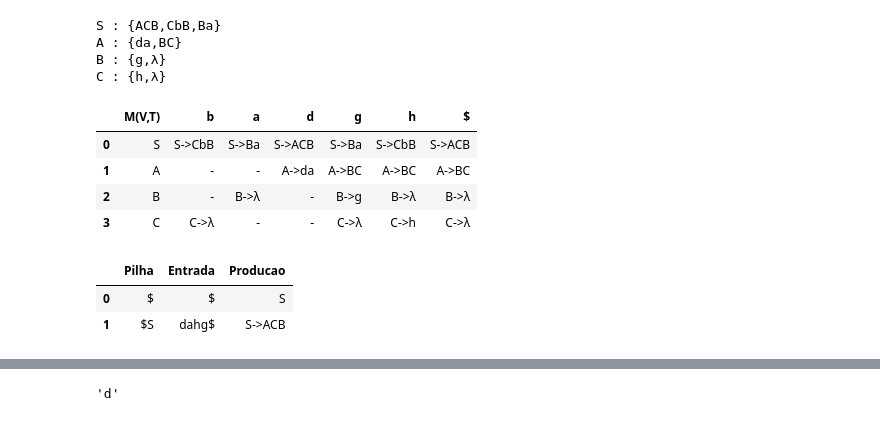
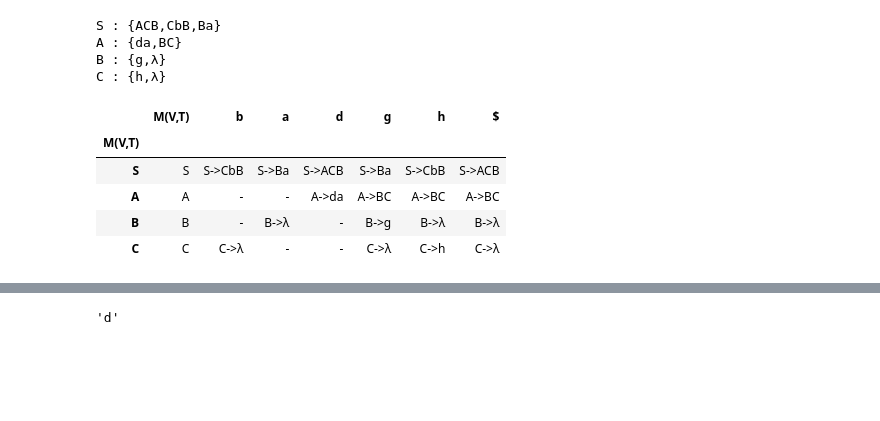
Before and after one commit to fabiobritoo/first-follow, a Jupyter notebook: first_follow.ipynb, the cells around one changed output, grey strips where cells are left out. Saved outputs shown, nothing was run; the diff lists cells and outputs as text; code cells hidden in the pictures; blank space fills up the shorter version.

```diff
--- a/first_follow.ipynb
+++ b/first_follow.ipynb
@@ -383,14 +383,15 @@ for elem in lista_table:
 # %%
 ### Formatar
 
-df_1 = df_1.reset_index(drop=True).fillna('-')
+df_1 = df_1.fillna('-')
 df_1
 # %% [output]
 |  | M(V,T) | b | a | d | g | h | $ |
-| 0 | S | S->CbB | S->Ba | S->ACB | S->Ba | S->CbB | S->ACB |
-| 1 | A | - | - | A->da | A->BC | A->BC | A->BC |
-| 2 | B | - | B->λ | - | B->g | B->λ | B->λ |
-| 3 | C | C->λ | - | - | C->λ | C->h | C->λ |
+| M(V,T) |  |  |  |  |  |  |  |
+| S | S | S->CbB | S->Ba | S->ACB | S->Ba | S->CbB | S->ACB |
+| A | A | - | - | A->da | A->BC | A->BC | A->BC |
+| B | B | - | B->λ | - | B->g | B->λ | B->λ |
+| C | C | C->λ | - | - | C->λ | C->h | C->λ |
 # %%
 #### Tabela de Verificação
 palavra = 'dahg'
@@ -400,39 +401,3 @@ def juntar_lista(lista):
     for elem in lista:
         saida = saida + elem
     return saida
-# %%
-df_2 = pd.DataFrame(columns=['Pilha','Entrada','Producao'])
-
-lista_pilha = ['$']
-lista_entrada = ['$']
-
-df_2.loc[0] = [juntar_lista(lista_pilha),juntar_lista(lista_entrada),simbolo_inicial]
-
-i = 1
-lista_pilha.insert(len(lista_pilha),simbolo_inicial)
-lista_entrada.insert(0,palavra)
-
-cond = df_1['M(V,T)'] == simbolo_inicial
-producao = df_1[cond][lista_entrada[0][0]][0]
-
-df_2.loc[i] = [juntar_lista(lista_pilha),juntar_lista(lista_entrada),producao]
-
-df_2
-
-# i = 2
-
-
-# cond = df_1['M(V,T)'] == lista_pilha[-1]
-# producao = df_1[cond][entrada[0]][0]
-
-# if (producao != ''):
-
-#     ### Achar o conjunto a ser substituido
-#     variavel_retirada = lista_pilha.pop()
-#     cond = df_1['M(V,T)'] = variavel_retirada
-
-#     lista_pilha.insert(len(lista_pilha),simbolo_inicial)
-# %% [output]
-|  | Pilha | Entrada | Producao |
-| 0 | $ | $ | S |
-| 1 | $S | dahg$ | S->ACB |
```
Also changed, not shown: parts of 14 cells of this notebook, 1 other file.
